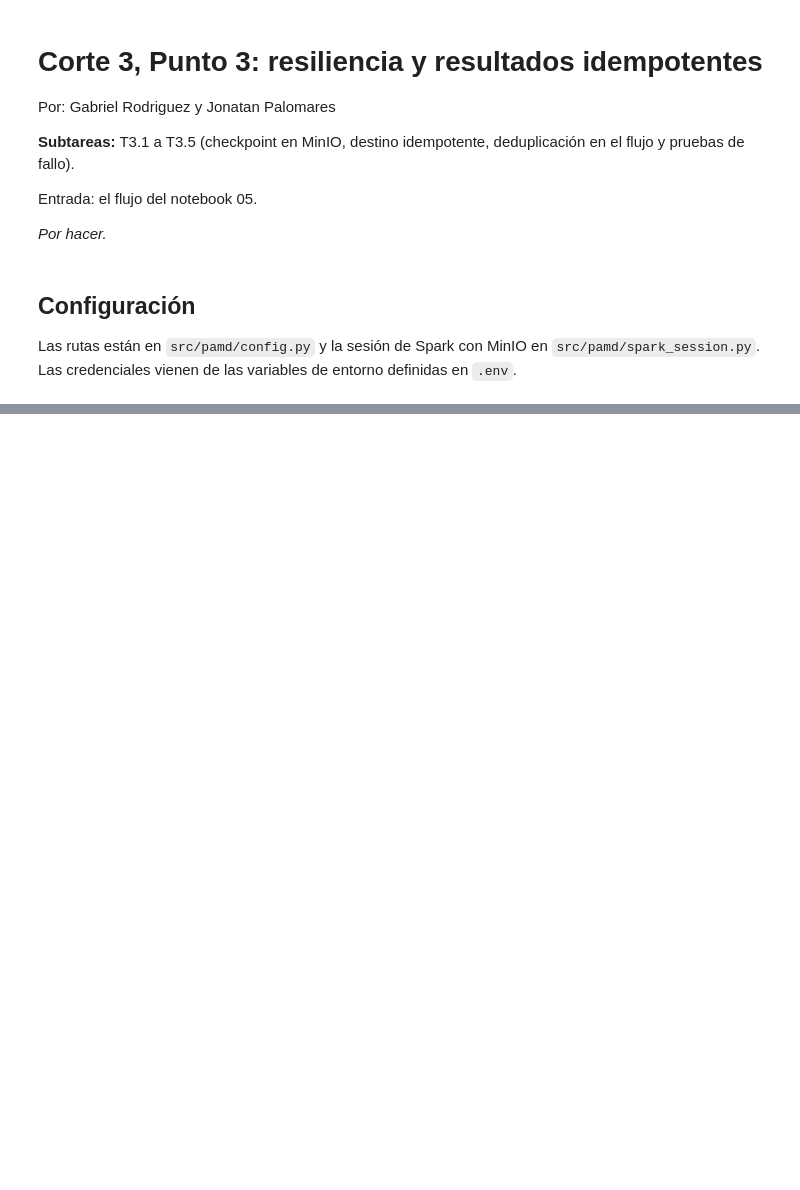
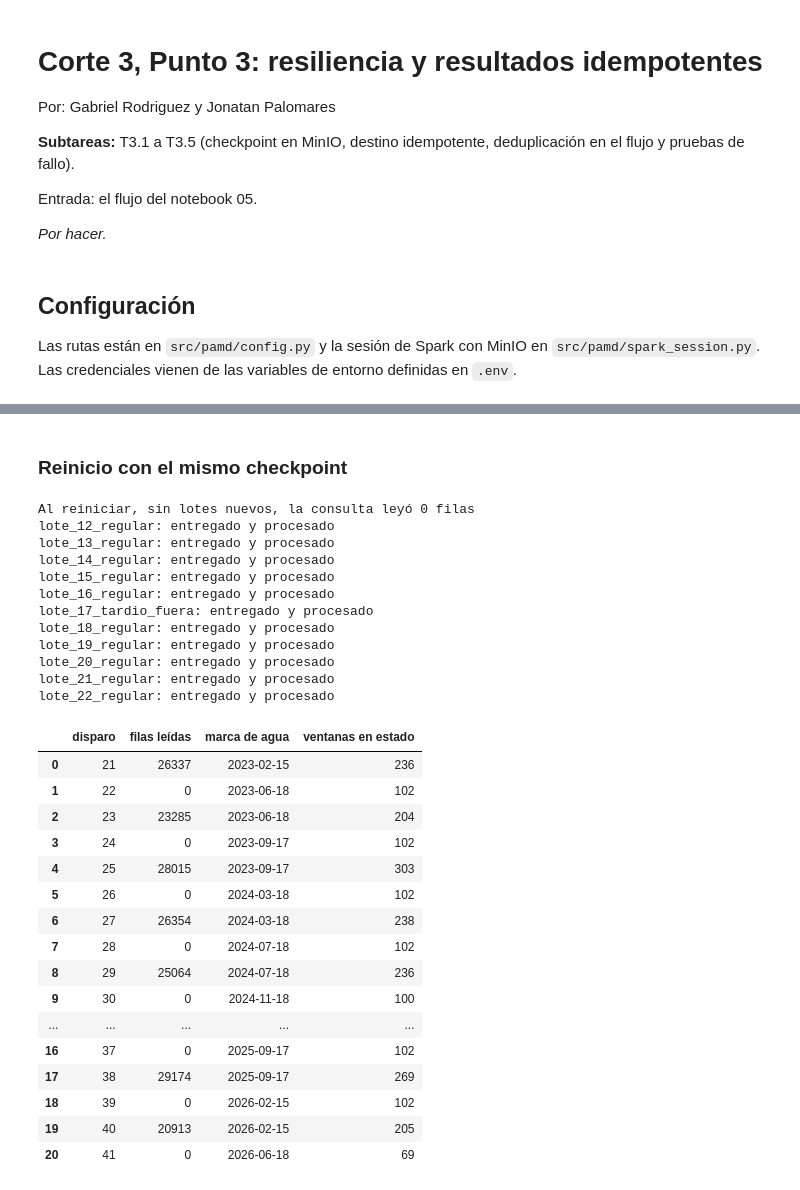
Before and after one commit to PalomaresJonatan13/pamd-secop, a Jupyter notebook: notebooks/06_corte3_resiliencia_idempotencia.ipynb, the cells around one changed output, grey strips where cells are left out. Cells and saved outputs as stored; diff of their text form; code cells hidden in the pictures; blank space fills up the shorter version.

```diff
--- a/notebooks/06_corte3_resiliencia_idempotencia.ipynb
+++ b/notebooks/06_corte3_resiliencia_idempotencia.ipynb
@@ -44,0 +198,45 @@ spark = get_spark()
+# %% [markdown]
+### Reinicio con el mismo checkpoint
+# %%
+# T3.1 · Después del reinicio: misma consulta, mismo checkpoint
+consulta = encender()
+consulta.processAllAvailable()  # todavía no ha llegado ningún lote nuevo
+time.sleep(1)
+leidas_sin_lotes_nuevos = sum(p["numInputRows"] for p in consulta.recentProgress)
+print(f"Al reiniciar, sin lotes nuevos, la consulta leyó {leidas_sin_lotes_nuevos} filas")
+
+entregar(consulta, orden[DETENER_TRAS_LOTE:])
+time.sleep(1)
+registro_despues = registro(consulta)
+consulta.stop()
+display(pd.DataFrame(registro_despues))
+# %% [output]
+Al reiniciar, sin lotes nuevos, la consulta leyó 0 filas
+lote_12_regular: entregado y procesado
+lote_13_regular: entregado y procesado
+lote_14_regular: entregado y procesado
+lote_15_regular: entregado y procesado
+lote_16_regular: entregado y procesado
+lote_17_tardio_fuera: entregado y procesado
+lote_18_regular: entregado y procesado
+lote_19_regular: entregado y procesado
+lote_20_regular: entregado y procesado
+lote_21_regular: entregado y procesado
+lote_22_regular: entregado y procesado
+|  | disparo | filas leídas | marca de agua | ventanas en estado |
+| 0 | 21 | 26337 | 2023-02-15 | 236 |
+| 1 | 22 | 0 | 2023-06-18 | 102 |
+| 2 | 23 | 23285 | 2023-06-18 | 204 |
+| 3 | 24 | 0 | 2023-09-17 | 102 |
+| 4 | 25 | 28015 | 2023-09-17 | 303 |
+| 5 | 26 | 0 | 2024-03-18 | 102 |
+| 6 | 27 | 26354 | 2024-03-18 | 238 |
+| 7 | 28 | 0 | 2024-07-18 | 102 |
+| 8 | 29 | 25064 | 2024-07-18 | 236 |
+| 9 | 30 | 0 | 2024-11-18 | 100 |
+| ... | ... | ... | ... | ... |
+| 16 | 37 | 0 | 2025-09-17 | 102 |
+| 17 | 38 | 29174 | 2025-09-17 | 269 |
+| 18 | 39 | 0 | 2026-02-15 | 102 |
+| 19 | 40 | 20913 | 2026-02-15 | 205 |
+| 20 | 41 | 0 | 2026-06-18 | 69 |
```
Also changed, not shown: parts of 11 cells of this notebook, 2 other files.
